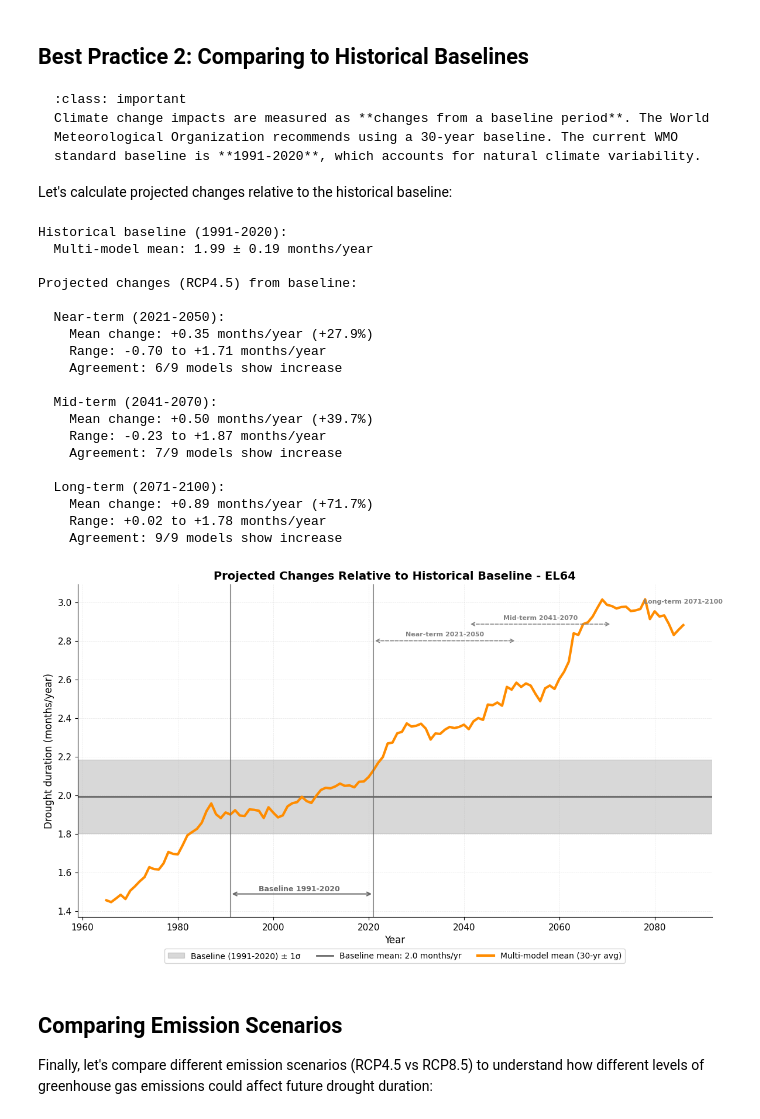
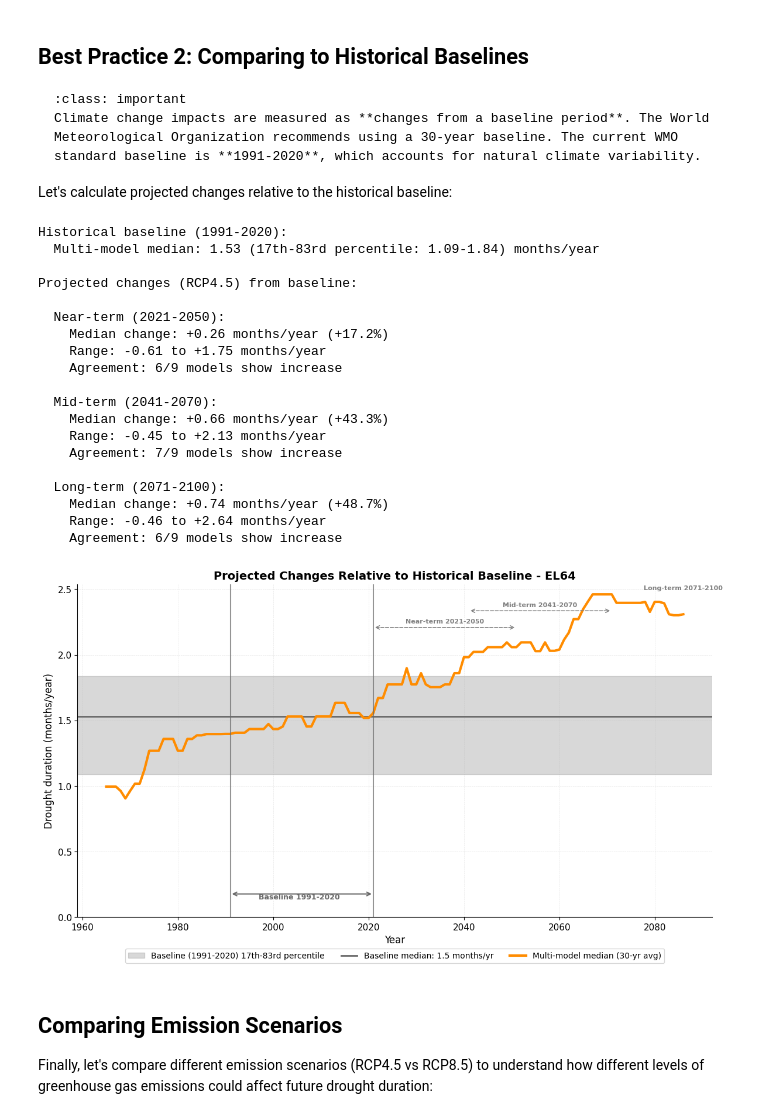
Before and after one commit to ecmwf-training/drought-exposure, a Jupyter notebook: tutorials/drought_duration.ipynb, the cells around one changed output. Cells and saved outputs as stored; diff of their text form; code cells hidden in the pictures.

```diff
--- a/tutorials/drought_duration.ipynb
+++ b/tutorials/drought_duration.ipynb
@@ -330,116 +339,110 @@ future_periods = {
 # Calculate baseline from models (using projections, not reanalysis)
 baseline_model = rcp45_df[
     rcp45_df['time'].dt.year.between(baseline_start, baseline_end)
-].groupby('model')['dmd'].mean()
+].groupby('model')['dmd'].median()
 
 print(f"Historical baseline ({baseline_start}-{baseline_end}):")
-print(f"  Multi-model mean: {baseline_model.mean():.2f} ± {baseline_model.std():.2f} months/year")
+print(f"  Multi-model median: {baseline_model.median():.2f} (17th-83rd percentile: {baseline_model.quantile(0.17):.2f}-{baseline_model.quantile(0.83):.2f}) months/year")
 
 # Calculate changes for each future period
 print(f"\nProjected changes (RCP4.5) from baseline:")
 for period_name, (start, end) in future_periods.items():
     future_vals = rcp45_df[
         rcp45_df['time'].dt.year.between(start, end)
-    ].groupby('model')['dmd'].mean()
+    ].groupby('model')['dmd'].median()
 
     changes = future_vals - baseline_model
 
     print(f"\n  {period_name}:")
-    print(f"    Mean change: {changes.mean():+.2f} months/year ({(changes.mean()/baseline_obs)*100:+.1f}%)")
+    print(f"    Median change: {changes.median():+.2f} months/year ({(changes.median()/baseline_model.median())*100:+.1f}%)")
     print(f"    Range: {changes.min():+.2f} to {changes.max():+.2f} months/year")
     print(f"    Agreement: {(changes > 0).sum()}/{len(changes)} models show increase")
 # %% [output]
 Historical baseline (1991-2020):
-  Multi-model mean: 1.99 ± 0.19 months/year
+  Multi-model median: 1.53 (17th-83rd percentile: 1.09-1.84) months/year
 
 Projected changes (RCP4.5) from baseline:
 
   Near-term (2021-2050):
-    Mean change: +0.35 months/year (+27.9%)
-    Range: -0.70 to +1.71 months/year
+    Median change: +0.26 months/year (+17.2%)
+    Range: -0.61 to +1.75 months/year
     Agreement: 6/9 models show increase
 
   Mid-term (2041-2070):
-    Mean change: +0.50 months/year (+39.7%)
-    Range: -0.23 to +1.87 months/year
+    Median change: +0.66 months/year (+43.3%)
+    Range: -0.45 to +2.13 months/year
     Agreement: 7/9 models show increase
 
   Long-term (2071-2100):
-    Mean change: +0.89 months/year (+71.7%)
-    Range: +0.02 to +1.78 months/year
-    Agreement: 9/9 models show increase
+    Median change: +0.74 months/year (+48.7%)
+    Range: -0.46 to +2.64 months/year
+    Agreement: 6/9 models show increase
 # %%
 # Create a visual comparison
 fig, ax = plt.subplots(figsize=(12, 7))
 
-# Calculate 30-year running means for each model
-period_means = []
-for model in models:
-    model_data = rcp45_df[rcp45_df['model'] == model].set_index('time')['dmd']
-    rolling_30yr = model_data.rolling(window=rolling_window*12, center=True).mean()  # Assuming monthly data
-    period_means.append(rolling_30yr)
+# Plot baseline period
+baseline_median = baseline_model.median()
+baseline_p17 = baseline_model.quantile(0.17)
+baseline_p83 = baseline_model.quantile(0.83)
+ax.axhspan(baseline_p17, baseline_p83,
+           alpha=0.3, color='gray', label=f'Baseline ({baseline_start}-{baseline_end}) 17th-83rd percentile')
+ax.axhline(baseline_median, color='dimgray', linestyle='-', linewidth=2,
+          label=f'Baseline median: {baseline_median:.1f} months/yr')
 
-# Plot baseline period
-baseline_mean = baseline_model.mean()
-ax.axhspan(baseline_mean - baseline_model.std(),
-           baseline_mean + baseline_model.std(),
-           alpha=0.3, color='gray', label=f'Baseline ({baseline_start}-{baseline_end}) ± 1σ')
-ax.axhline(baseline_mean, color='dimgray', linestyle='-', linewidth=2,
-          label=f'Baseline mean: {baseline_mean:.1f} months/yr')
-
-# Plot multi-model ensemble mean with rolling average
-ensemble_rolling = ensemble_mean.set_index('time')['dmd'].rolling(window=rolling_window, center=True).mean()
+# Plot multi-model ensemble median with rolling average
+ensemble_rolling = ensemble_median.set_index('time')['dmd'].rolling(window=rolling_window, center=True).median()
 ax.plot(ensemble_rolling.index, ensemble_rolling.values,
-        color='darkorange', linewidth=3, label=f'Multi-model mean ({rolling_window}-yr avg)')
+        color='darkorange', linewidth=3, label=f'Multi-model median ({rolling_window}-yr avg)')
 
 # Mark baseline period with vertical bars
 ax.axvline(pd.Timestamp(f'{baseline_start}-01-01'), color='dimgray', linestyle='-', linewidth=1.5, alpha=0.7)
 ax.axvline(pd.Timestamp(f'{baseline_end}-12-31'), color='dimgray', linestyle='-', linewidth=1.5, alpha=0.7)
 
+# Set y-axis limit first to ensure consistent positioning
+ax.set_ylim(bottom=0)  # Drought duration cannot be negative
+
 # Add horizontal arrow showing baseline extent at bottom
-y_lim = ax.get_ylim()
-y_min = y_lim[0]
-y_max = y_lim[1]
-y_range = y_max - y_min
-y_bottom = y_min + y_range * 0.07
+y_min = ax.get_ylim()[0]
+y_max = ax.get_ylim()[1]
+y_bottom = y_min + (y_max - y_min) * 0.07
 baseline_mid = baseline_start + (baseline_end - baseline_start) // 2
 ax.annotate('', xy=(pd.Timestamp(f'{baseline_end}-12-31'), y_bottom),
             xytext=(pd.Timestamp(f'{baseline_start}-01-01'), y_bottom),
             arrowprops=dict(arrowstyle='<->', color='dimgray', lw=1.5))
 ax.text(pd.Timestamp(f'{baseline_mid}-06-30'), y_bottom * 1.03, f'Baseline {baseline_start}-{baseline_end}',
         ha='center', va='top', fontsize=9, color='dimgray', fontweight='bold')
 
 # Mark future periods with horizontal arrows at different heights (reversed order: long-term highest)
 period_info = [
-    ('2071-01-01', '2100-12-31', 'Long-term 2071-2100', 0.93),
-    ('2041-01-01', '2070-12-31', 'Mid-term 2041-2070', 0.88),
-    ('2021-01-01', '2050-12-31', 'Near-term 2021-2050', 0.83)
+    ('2071-01-01', '2100-12-31', 'Long-term 2071-2100', 0.97),
+    ('2041-01-01', '2070-12-31', 'Mid-term 2041-2070', 0.92),
+    ('2021-01-01', '2050-12-31', 'Near-term 2021-2050', 0.87)
 ]
 
 for start_date, end_date, label, height_factor in period_info:
-    y_pos = y_min + y_range * height_factor
+    y_pos = y_max * height_factor
     ax.annotate('', xy=(pd.Timestamp(end_date), y_pos),
                 xytext=(pd.Timestamp(start_date), y_pos),
                 arrowprops=dict(arrowstyle='<->', color='gray', lw=1.1, linestyle='--'))
     # Calculate midpoint for text
     mid_date = pd.Timestamp(start_date) + (pd.Timestamp(end_date) - pd.Timestamp(start_date)) / 2
-    ax.text(mid_date, y_pos + y_range * 0.01, label,
+    ax.text(mid_date, y_pos * 1.01, label,
             ha='center', va='bottom', fontsize=8, color='gray', fontweight='bold')
 
 ax.set_xlabel('Year', fontsize=12)
 ax.set_ylabel('Drought duration (months/year)', fontsize=12)
 ax.set_title(f'Projected Changes Relative to Historical Baseline - {admin_id}',
              fontsize=14, fontweight='bold')
-#ax.set_ylim(bottom=0)  # Drought duration cannot be negative
 ax.legend(loc='lower center', bbox_to_anchor=(0.5, -0.15), ncol=3, fontsize=10, frameon=True)
 ax.grid(True, alpha=0.3, linestyle='--', linewidth=0.5)
 ax.spines['top'].set_visible(False)
 ax.spines['right'].set_visible(False)
 
 plt.tight_layout()
 plt.show()
 # %% [output]
-[figure, old version]
+[figure, new version]
 # %% [markdown]
 ## Comparing Emission Scenarios
 
```
Also changed, not shown: parts of 4 cells of this notebook.
